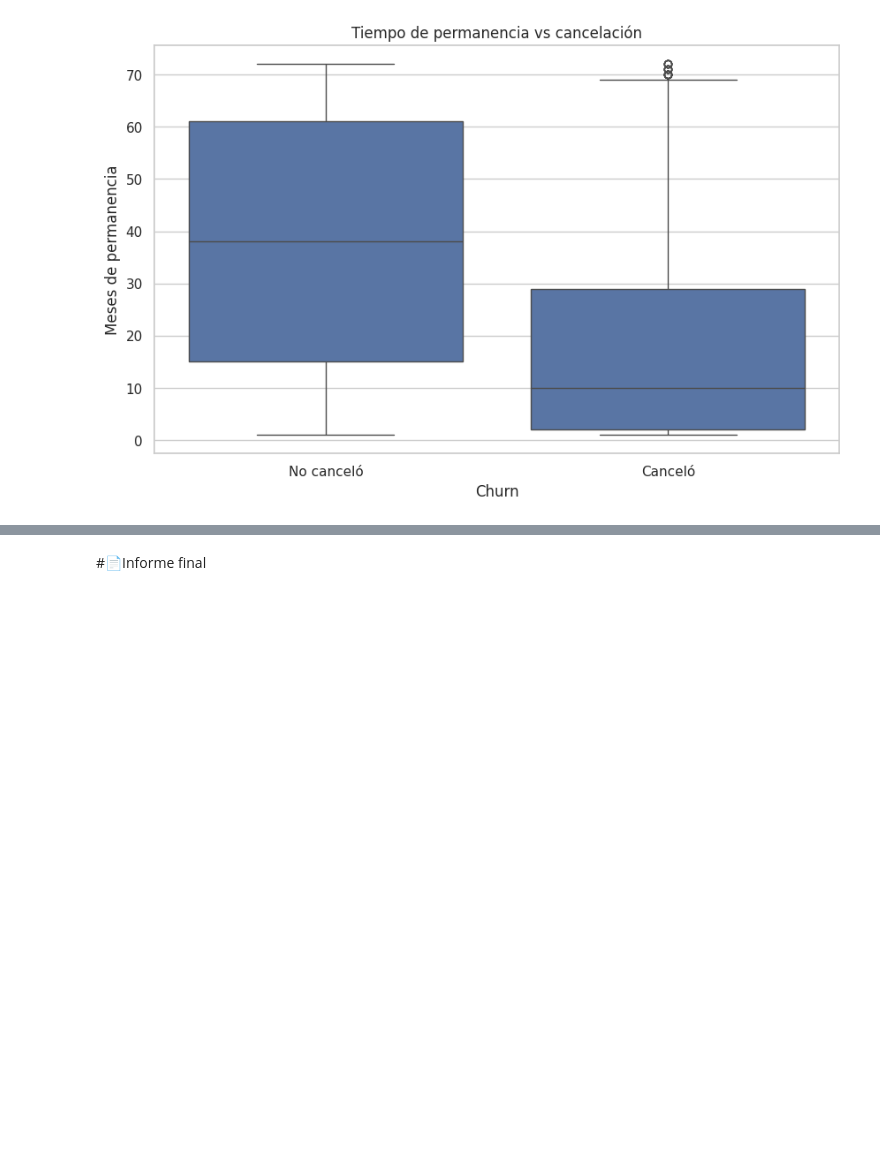
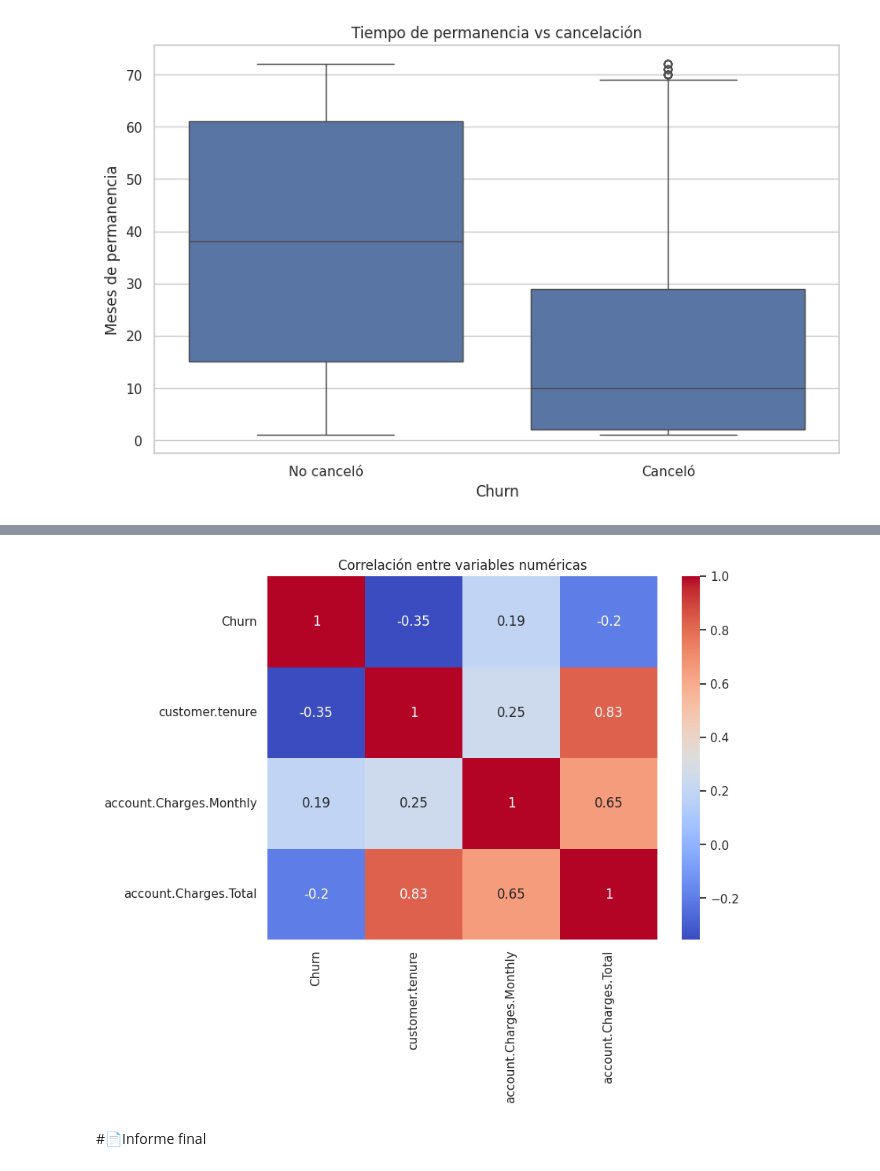
Before and after one commit to dmorganc14/Proyecto-Telecom-X, a Jupyter notebook: TelecomX_LATAM.ipynb, the cells around one changed output, grey strips where cells are left out. Cells and saved outputs as stored; diff of their text form; code cells hidden in the pictures; blank space fills up the shorter version.

```diff
--- a/TelecomX_LATAM.ipynb
+++ b/TelecomX_LATAM.ipynb
@@ -299,2 +316,23 @@ SyntaxError: invalid syntax (1478771035.py, line 1)
+# %%
+# ==========================================================
+# MATRIZ DE CORRELACIÓN
+# ==========================================================
+
+plt.figure(figsize=(8,6))
+
+correlacion = df[[
+    "Churn",
+    "customer.tenure",
+    "account.Charges.Monthly",
+    "account.Charges.Total"
+]].corr()
+
+sns.heatmap(correlacion, annot=True, cmap="coolwarm")
+
+plt.title("Correlación entre variables numéricas")
+
+plt.show()
+# %% [output]
+[figure, added]
 # %% [markdown]
 #📄Informe final
```
Also changed, not shown: parts of 3 cells of this notebook.
